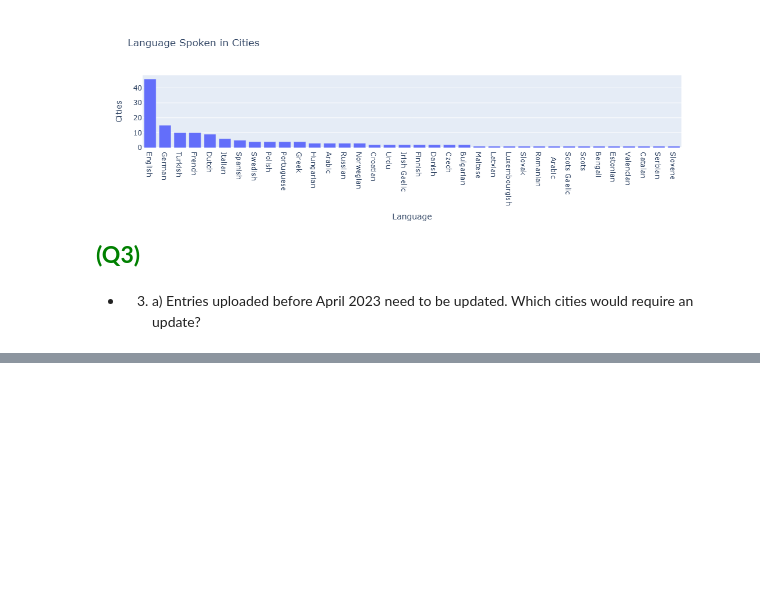
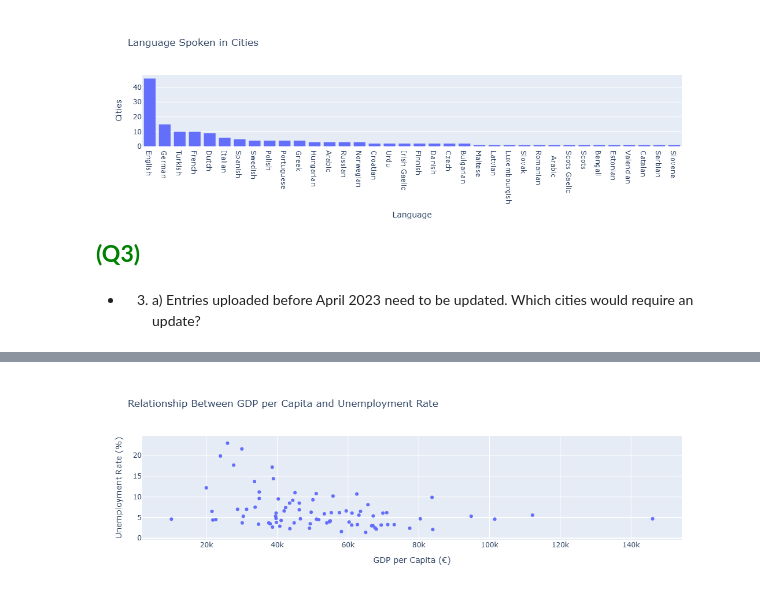
Before and after one commit to saifhoque15-netizen/where-should-I-live, a Jupyter notebook: Group22_PDS_2526.ipynb, the cells around one changed output, grey strips where cells are left out. Cells and saved outputs as stored; diff of their text form; code cells hidden in the pictures; blank space fills up the shorter version.

```diff
--- a/Group22_PDS_2526.ipynb
+++ b/Group22_PDS_2526.ipynb
@@ -660,0 +773,17 @@ Name: count, dtype: int64
+# %%
+import plotly.express as px
+
+fig = px.scatter(
+    df_final,
+    x="GDP per Capita",
+    y="Unemployment Rate",
+    title="Relationship Between GDP per Capita and Unemployment Rate",
+    labels={
+        "GDP per Capita": "GDP per Capita (€)",
+        "Unemployment Rate": "Unemployment Rate (%)"
+    }
+)
+
+fig.show()
+# %% [output]
+[figure, added]
```
Also changed, not shown: parts of 21 cells of this notebook.
